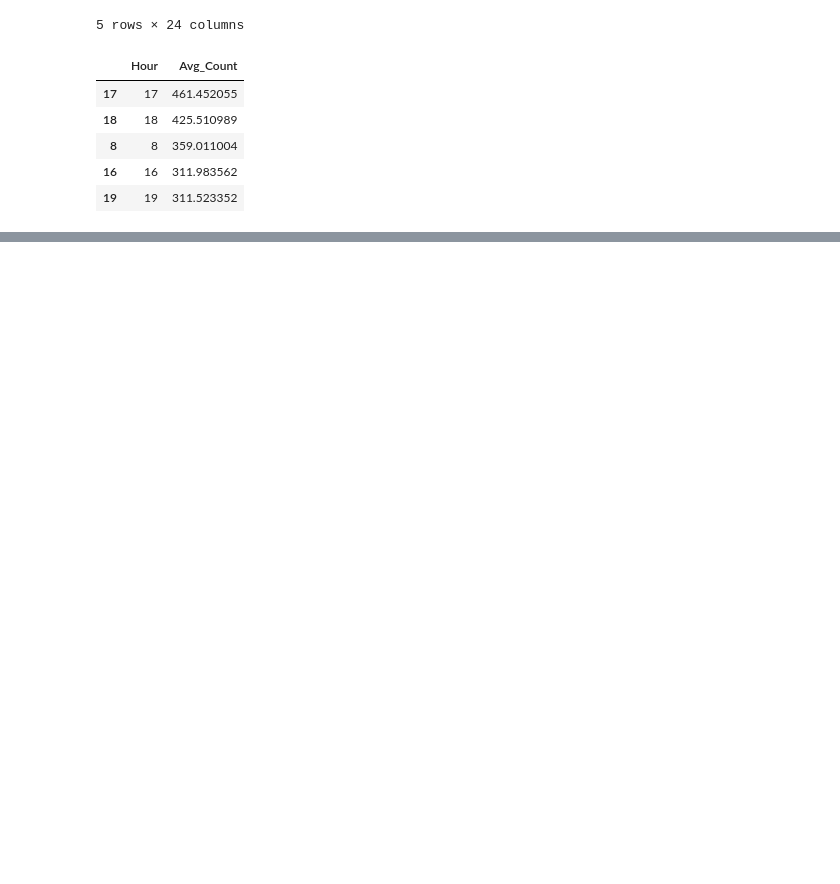
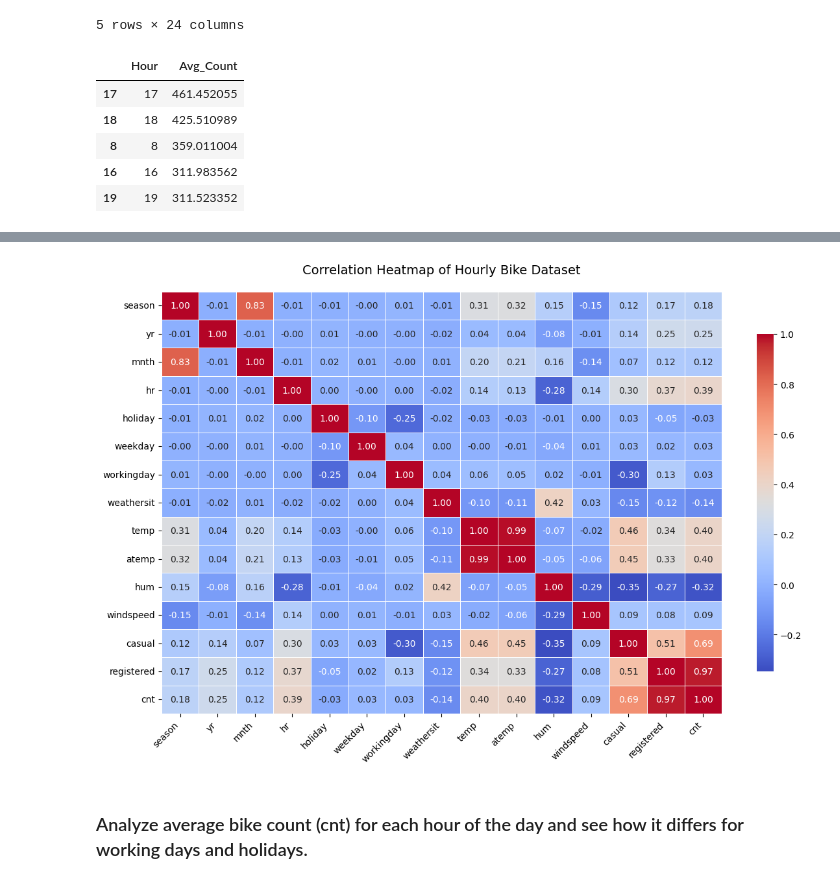
Before and after one commit to basudeo88/data_mining, a Jupyter notebook: Clustering.ipynb, the cells around one changed output, grey strips where cells are left out. Saved outputs shown, nothing was run; the diff lists cells and outputs as text; code cells hidden in the pictures; blank space fills up the shorter version.

Commit message:
Additonal work on cluster analysis

```diff
--- a/Clustering.ipynb
+++ b/Clustering.ipynb
@@ -887,0 +901,5 @@ show(p)
+# %%
+# Create a cleaned dataframe without PCA and cluster columns
+hour_cleaned = hour.select_dtypes(include='number')
+hour_cleaned = hour_cleaned.drop(columns=['instant'])
+hour_cleaned.head()
@@ -887,0 +913,20 @@ show(p)
+# %%
+corr_matrix = hour_cleaned.corr()
+plt.figure(figsize=(12, 8))
+sns.heatmap(
+    corr_matrix,
+    annot=True,
+    fmt=".2f",
+    cmap="coolwarm",
+    linewidths=0.5,
+    cbar_kws={'shrink': 0.8}
+)
+plt.title("Correlation Heatmap of Hourly Bike Dataset", fontsize=14, pad=20)
+plt.xticks(rotation=45, ha='right')
+plt.yticks(rotation=0)
+plt.tight_layout()
+plt.show()
+# %% [output]
+[figure, added]
+# %% [markdown]
+### Analyze average bike count (cnt) for each hour of the day and see how it differs for working days and holidays.
```
Also changed, not shown: parts of 25 cells of this notebook.
